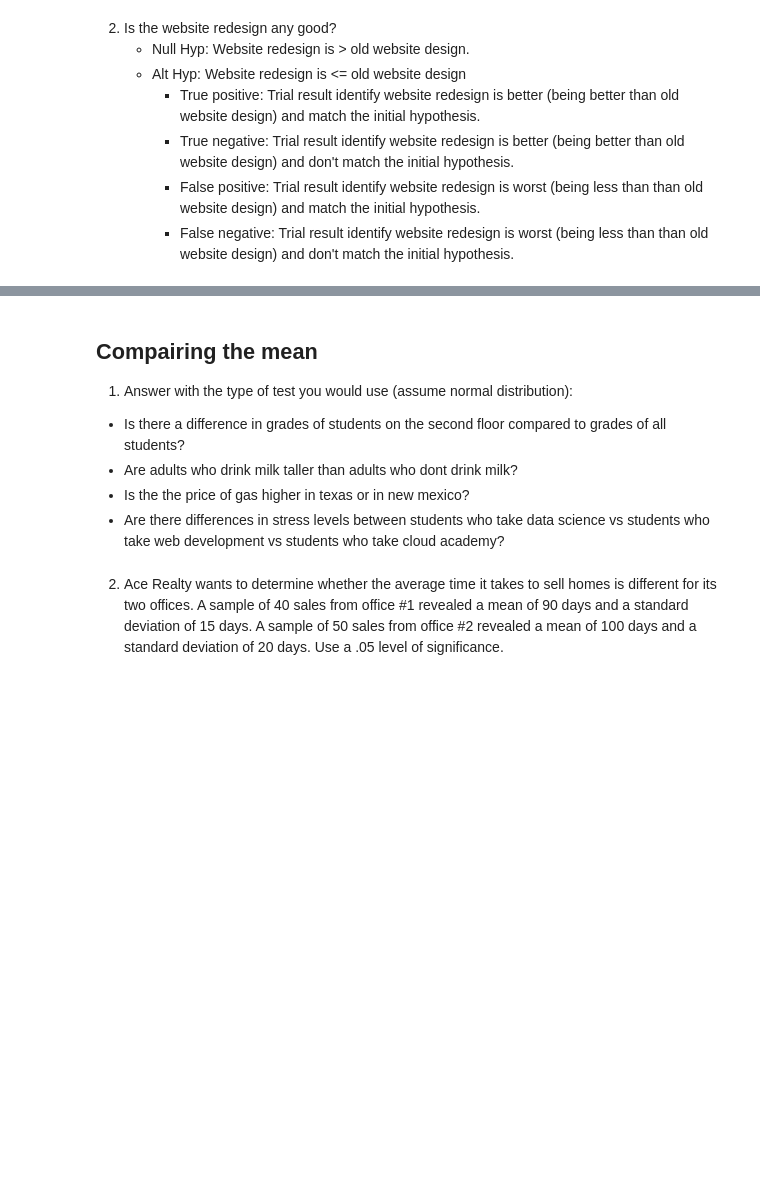
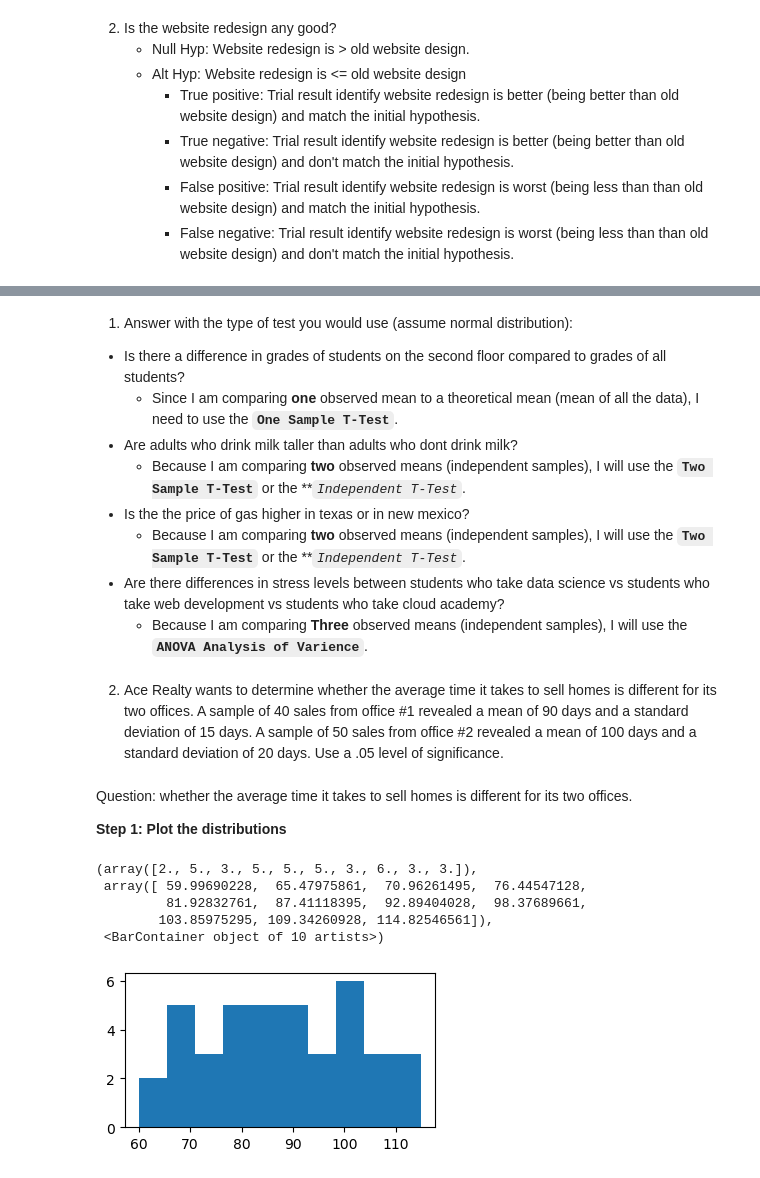
Before and after one commit to MigashaneVictoire/statistics-exercises, a Jupyter notebook: hypothesis_testing.ipynb, the cells around one changed output, grey strips where cells are left out. Cells and saved outputs as stored; diff of their text form; code cells hidden in the pictures; blank space fills up the shorter version.

Commit message:
comple question 1 and 2

```diff
--- a/hypothesis_testing.ipynb
+++ b/hypothesis_testing.ipynb
@@ -25,11 +34,40 @@ For each of the following questions, formulate a null and alternative hypothesis
 # %% [markdown]
-## Compairing the mean
-
 1. Answer with the type of test you would use (assume normal distribution):
 
 - Is there a difference in grades of students on the second floor compared to grades of all students?
+    - Since I am comparing **one** observed mean to a theoretical mean (mean of all the data), I need to use the **`One Sample T-Test`**.
 - Are adults who drink milk taller than adults who dont drink milk?
+    - Because I am comparing **two** observed means (independent samples), I will use the **`Two Sample T-Test`** or the ***`Independent T-Test`*.
 - Is the the price of gas higher in texas or in new mexico?
+    - Because I am comparing **two** observed means (independent samples), I will use the **`Two Sample T-Test`** or the ***`Independent T-Test`*.
 - Are there differences in stress levels between students who take data science vs students who take web development vs students who take cloud academy?
+    - Because I am comparing **Three** observed means (independent samples), I will use the **`ANOVA Analysis of Varience`**.
 # %% [markdown]
 2. Ace Realty wants to determine whether the average time it takes to sell homes is different for its two offices. A sample of 40 sales from office #1 revealed a mean of 90 days and a standard deviation of 15 days. A sample of 50 sales from office #2 revealed a mean of 100 days and a standard deviation of 20 days. Use a .05 level of significance.
+# %%
+# smaple number 1
+sales1 =40
+sales1_mean = 90
+sales1_std = 15
+
+# smape number 2
+sales2 =50
+sales2_mean = 100
+sales2_std = 20
+# %% [markdown]
+Question: whether the average time it takes to sell homes is different for its two offices.
+
+**Step 1: Plot the distributions**
+# %%
+sales1_distribution = stats.norm(sales1_mean, sales1_std)
+sales1_sample_distribution = sales1_distribution.rvs(sales1)
+
+plt.figure(figsize=(4,2))
+plt.hist(sales1_sample_distribution)
+# %% [output]
+(array([2., 5., 3., 5., 5., 5., 3., 6., 3., 3.]),
+ array([ 59.99690228,  65.47975861,  70.96261495,  76.44547128,
+         81.92832761,  87.41118395,  92.89404028,  98.37689661,
+        103.85975295, 109.34260928, 114.82546561]),
+ <BarContainer object of 10 artists>)
+[figure, added]
```
Also changed, not shown: parts of 27 cells of this notebook.
